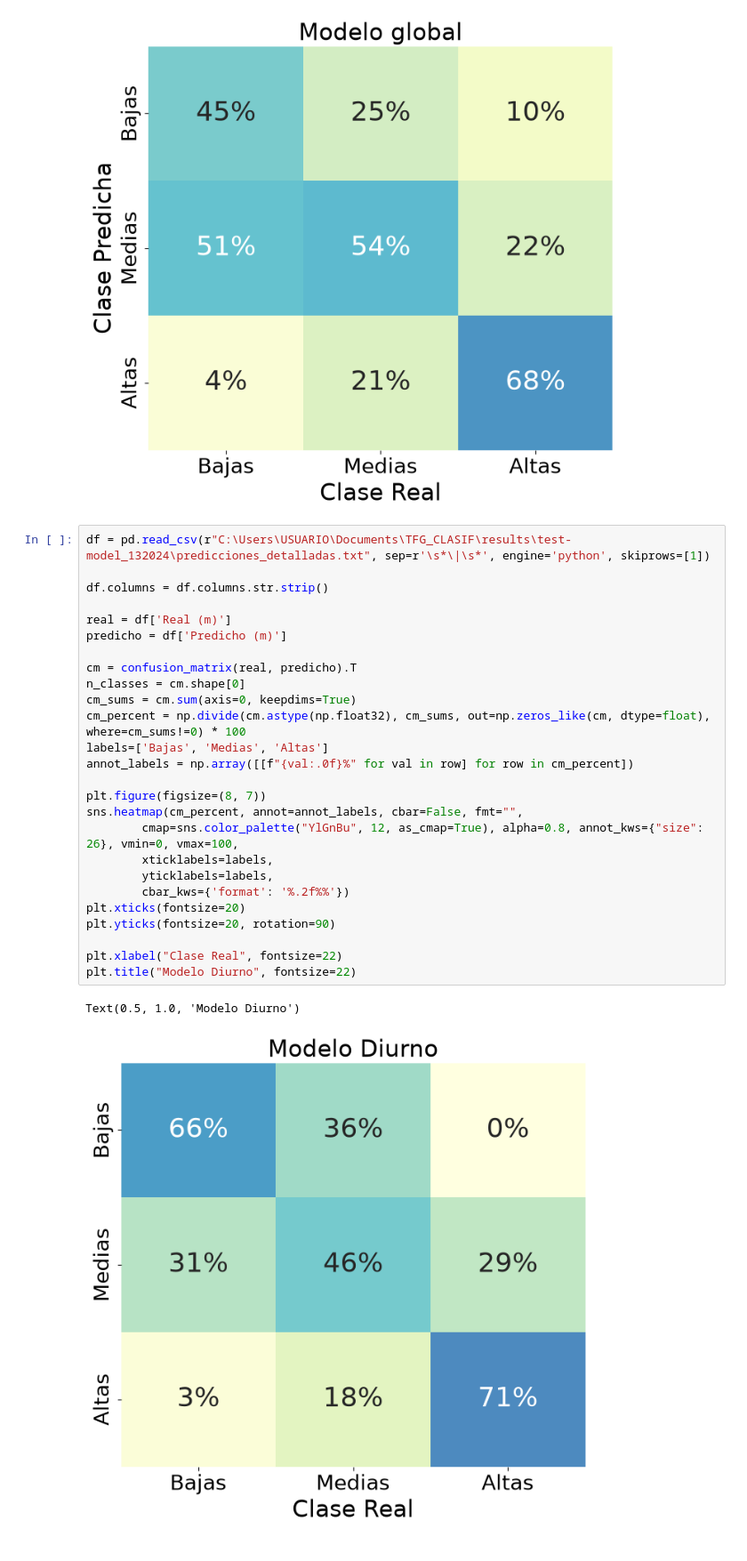
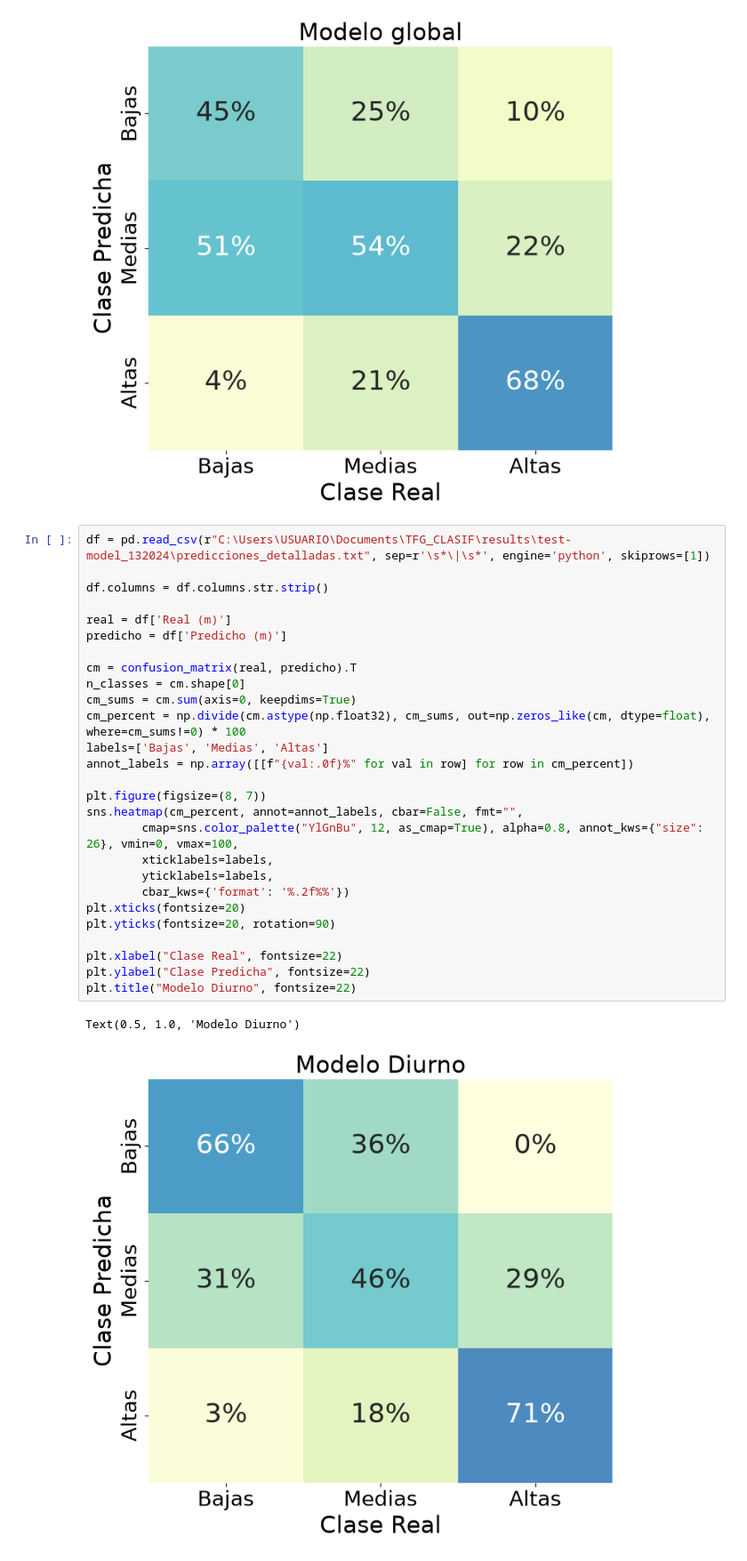
Before and after one commit to veraperez23/CloudBaseHeight, a Jupyter notebook: graphs_results/apartado3/apartado3.ipynb, the cells around one changed output. Shown at 89% size. Cells and saved outputs as stored; diff of their text form.

```diff
--- a/graphs_results/apartado3/apartado3.ipynb
+++ b/graphs_results/apartado3/apartado3.ipynb
@@ -202,32 +202,33 @@ Text(0.5, 1.0, 'Modelo global')
 # %%
 df = pd.read_csv(r"C:\Users\USUARIO\Documents\TFG_CLASIF\results\test-model_132024\predicciones_detalladas.txt", sep=r'\s*\|\s*', engine='python', skiprows=[1])
 
 df.columns = df.columns.str.strip()
 
 real = df['Real (m)']
 predicho = df['Predicho (m)']
 
 cm = confusion_matrix(real, predicho).T
 n_classes = cm.shape[0]
 cm_sums = cm.sum(axis=0, keepdims=True)
 cm_percent = np.divide(cm.astype(np.float32), cm_sums, out=np.zeros_like(cm, dtype=float), where=cm_sums!=0) * 100
 labels=['Bajas', 'Medias', 'Altas']
 annot_labels = np.array([[f"{val:.0f}%" for val in row] for row in cm_percent])
 
 plt.figure(figsize=(8, 7))
 sns.heatmap(cm_percent, annot=annot_labels, cbar=False, fmt="",
         cmap=sns.color_palette("YlGnBu", 12, as_cmap=True), alpha=0.8, annot_kws={"size": 26}, vmin=0, vmax=100,
         xticklabels=labels,
         yticklabels=labels,
         cbar_kws={'format': '%.2f%%'})
 plt.xticks(fontsize=20)
 plt.yticks(fontsize=20, rotation=90)
 
 plt.xlabel("Clase Real", fontsize=22)
+plt.ylabel("Clase Predicha", fontsize=22)
 plt.title("Modelo Diurno", fontsize=22)
 # %% [output]
 Text(0.5, 1.0, 'Modelo Diurno')
-[figure, old version]
+[figure, new version]
 # %%
 df = pd.read_csv(r"C:\Users\USUARIO\Documents\TFG_CLASIF\results\test-model_240039\predicciones_detalladas.txt", sep=r'\s*\|\s*', engine='python', skiprows=[1])
 
```
Also changed, not shown: parts of 1 cell of this notebook, 3 other files.
